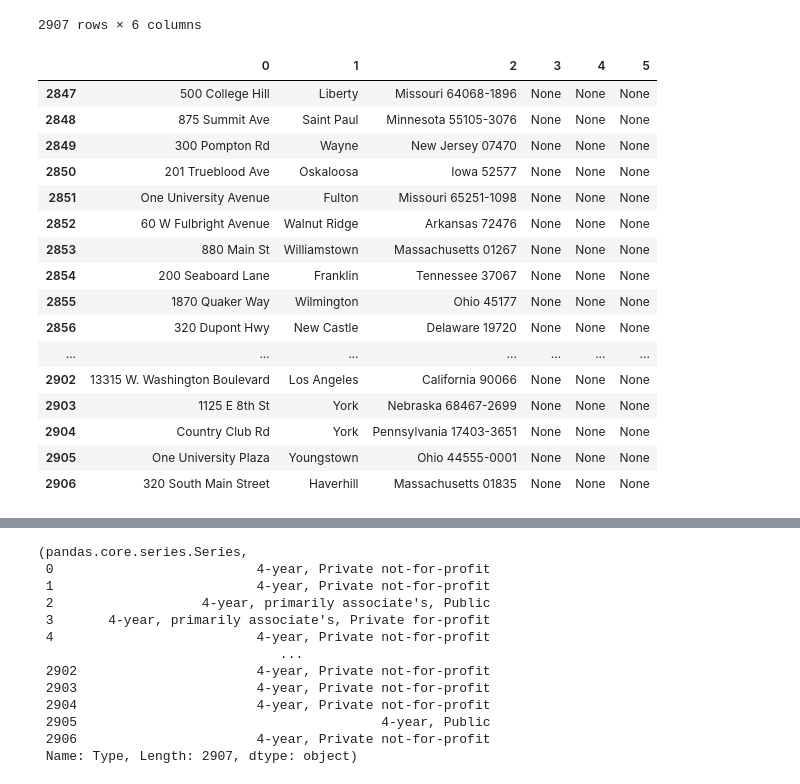
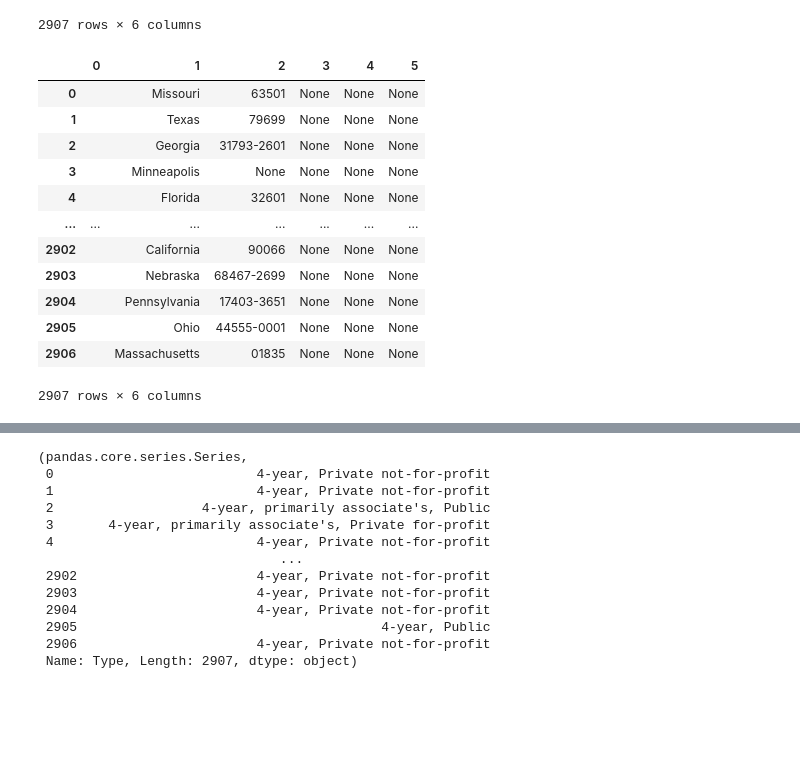
Before and after one commit to MarilynSasha/university, a Jupyter notebook: university7.22.20.ipynb, the cells around one changed output, grey strips where cells are left out. Drawn from its saved outputs; the diff is of its cells as text; code cells hidden in the pictures; blank space fills up the shorter version.

```diff
--- a/university7.22.20.ipynb
+++ b/university7.22.20.ipynb
@@ -112,23 +112,20 @@ addresses
 | 2905 | One University Plaza | Youngstown | Ohio 44555-0001 | None | None | None |
 | 2906 | 320 South Main Street | Haverhill | Massachusetts 01835 | None | None | None |
 2907 rows × 6 columns
-# %%
-addresses.tail(60)
-# %% [output]
-|  | 0 | 1 | 2 | 3 | 4 | 5 |
-| 2847 | 500 College Hill | Liberty | Missouri 64068-1896 | None | None | None |
-| 2848 | 875 Summit Ave | Saint Paul | Minnesota 55105-3076 | None | None | None |
-| 2849 | 300 Pompton Rd | Wayne | New Jersey 07470 | None | None | None |
-| 2850 | 201 Trueblood Ave | Oskaloosa | Iowa 52577 | None | None | None |
-| 2851 | One University Avenue | Fulton | Missouri 65251-1098 | None | None | None |
-| 2852 | 60 W Fulbright Avenue | Walnut Ridge | Arkansas 72476 | None | None | None |
-| 2853 | 880 Main St | Williamstown | Massachusetts 01267 | None | None | None |
-| 2854 | 200 Seaboard Lane | Franklin | Tennessee 37067 | None | None | None |
-| 2855 | 1870 Quaker Way | Wilmington | Ohio 45177 | None | None | None |
-| 2856 | 320 Dupont Hwy | New Castle | Delaware 19720 | None | None | None |
-| ... | ... | ... | ... | ... | ... | ... |
-| 2902 | 13315 W. Washington Boulevard | Los Angeles | California 90066 | None | None | None |
-| 2903 | 1125 E 8th St | York | Nebraska 68467-2699 | None | None | None |
-| 2904 | Country Club Rd | York | Pennsylvania 17403-3651 | None | None | None |
-| 2905 | One University Plaza | Youngstown | Ohio 44555-0001 | None | None | None |
-| 2906 | 320 South Main Street | Haverhill | Massachusetts 01835 | None | None | None |
+# %%
+adresses2 = addresses[2].str.split(" ", expand=True)
+adresses2
+# %% [output]
+|  | 0 | 1 | 2 | 3 | 4 | 5 |
+| 0 |  | Missouri | 63501 | None | None | None |
+| 1 |  | Texas | 79699 | None | None | None |
+| 2 |  | Georgia | 31793-2601 | None | None | None |
+| 3 |  | Minneapolis | None | None | None | None |
+| 4 |  | Florida | 32601 | None | None | None |
+| ... | ... | ... | ... | ... | ... | ... |
+| 2902 |  | California | 90066 | None | None | None |
+| 2903 |  | Nebraska | 68467-2699 | None | None | None |
+| 2904 |  | Pennsylvania | 17403-3651 | None | None | None |
+| 2905 |  | Ohio | 44555-0001 | None | None | None |
+| 2906 |  | Massachusetts | 01835 | None | None | None |
+2907 rows × 6 columns
```
Also changed, not shown: parts of 8 cells of this notebook.
